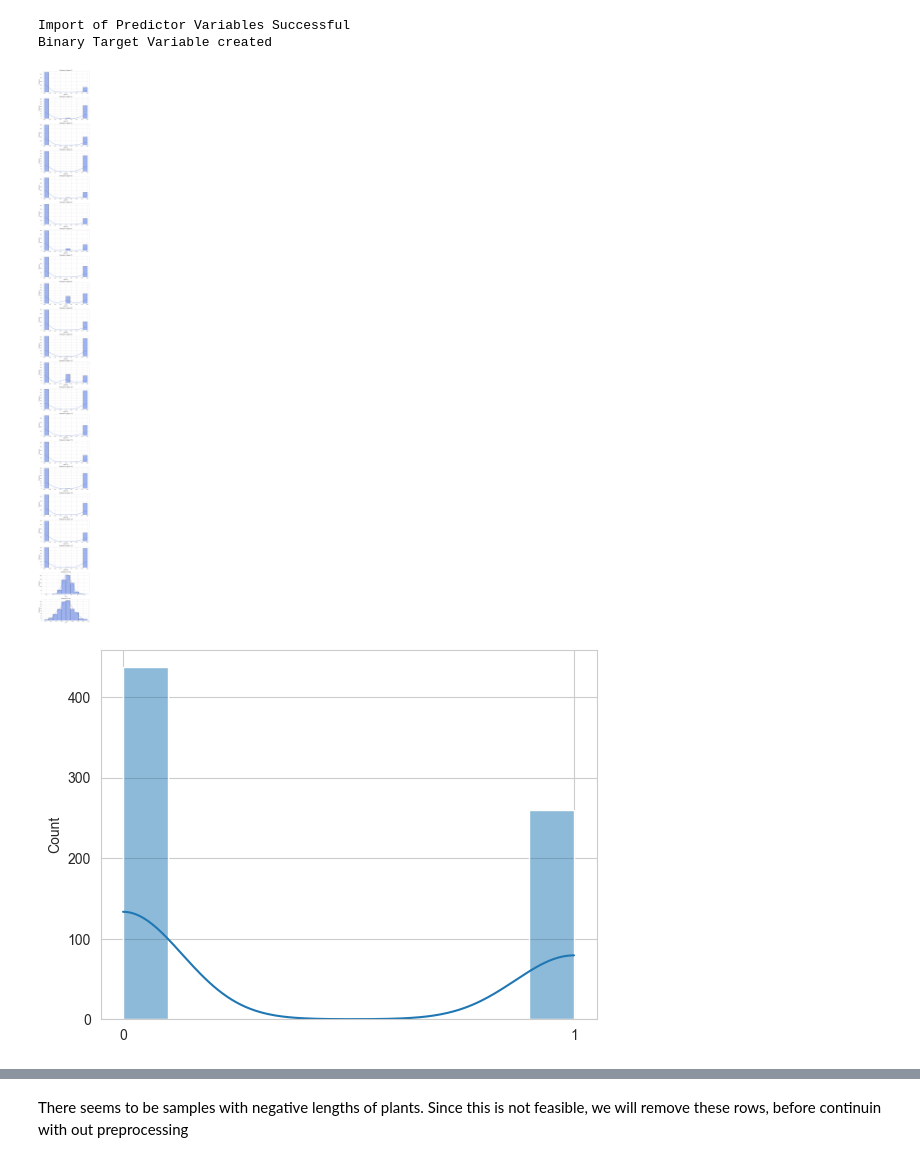
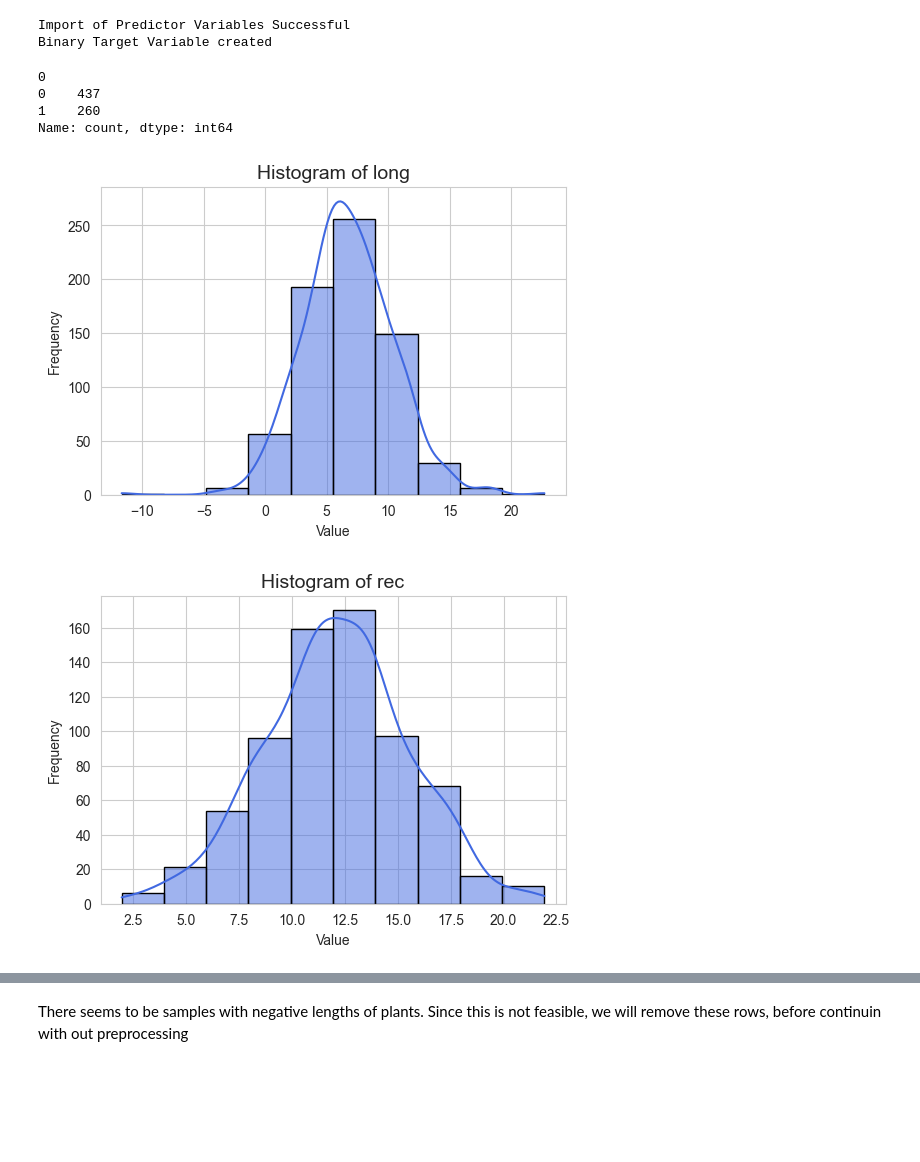
Before and after one commit to Pipasgonzalez/statistical_learning_trees, a Jupyter notebook: JägerGallego_GallegoJimenez.ipynb, the cells around one changed output, grey strips where cells are left out. Saved outputs shown, nothing was run; the diff lists cells and outputs as text; code cells hidden in the pictures; blank space fills up the shorter version.

```diff
--- a/JägerGallego_GallegoJimenez.ipynb
+++ b/JägerGallego_GallegoJimenez.ipynb
@@ -38,30 +39,40 @@ print("Binary Target Variable created")
 # %% [output]
 Import of Predictor Variables Successful
 Binary Target Variable created
-# %%
-sns.set_style("whitegrid")
-
-num_cols = data_matrix.select_dtypes(include=['number']).columns
-n_cols = 1
-n_rows = len(num_cols)
-
-fig, axes = plt.subplots(n_rows, n_cols, figsize=(8, 4 * n_rows))
-if n_rows == 1:
-    axes = [axes]
-
-for ax, col in zip(axes, num_cols):
-    sns.histplot(data_matrix[col], kde=True, bins=10, color='royalblue', edgecolor='black', ax=ax)
-    ax.set_title(f'Histogram of {col}', fontsize=14)
-    ax.set_xlabel(col, fontsize=12)
-    ax.set_ylabel("Frequency", fontsize=12)
-
-plt.tight_layout()
-plt.show()
-# %% [output]
-[figure, removed]
-# %%
-sns.histplot(target_matrix, kde=True, bins=10,fill = True, color='#007BC0', edgecolor='white', legend = False)
-plt.xticks([0, 1])
-plt.show()
-# %% [output]
-[figure, removed]
+# %%
+target_matrix.value_counts()
+# %% [output]
+0
+0    437
+1    260
+Name: count, dtype: int64
+# %%
+sns.set_style("whitegrid")
+
+# Continuous variables
+hist_vars = ["long", "rec"]
+
+num_cols = data_matrix.select_dtypes(include=['number']).columns
+categorical_vars = [col for col in num_cols if col not in hist_vars]
+
+for col in hist_vars:
+    plt.figure(figsize=(6, 4))
+    sns.histplot(data_matrix[col], kde=True, bins=10, color="royalblue", edgecolor="black")
+    plt.title(f'Histogram of {col}', fontsize=14)
+    plt.xlabel("Value")
+    plt.ylabel("Frequency")
+    plt.show()
+
+# Categorical variables
+data_melted = data_matrix[categorical_vars].melt(var_name="Variable", value_name="Category")
+
+plt.figure(figsize=(8, 6))
+sns.histplot(data=data_melted, y="Variable", hue="Category", multiple="stack", shrink=0.9, palette="Set1")
+plt.title("Stacked Bar Plot of Genes", fontsize=14)
+plt.xlabel("Count")
+plt.ylabel("")
+plt.legend(["Homozygous recessive", "Heterozygous", "Homozygous dominant"])
+plt.show()
+# %% [output]
+[figure, added]
+[figure, added]
```
Also changed, not shown: parts of 29 cells of this notebook, 1 other file.
